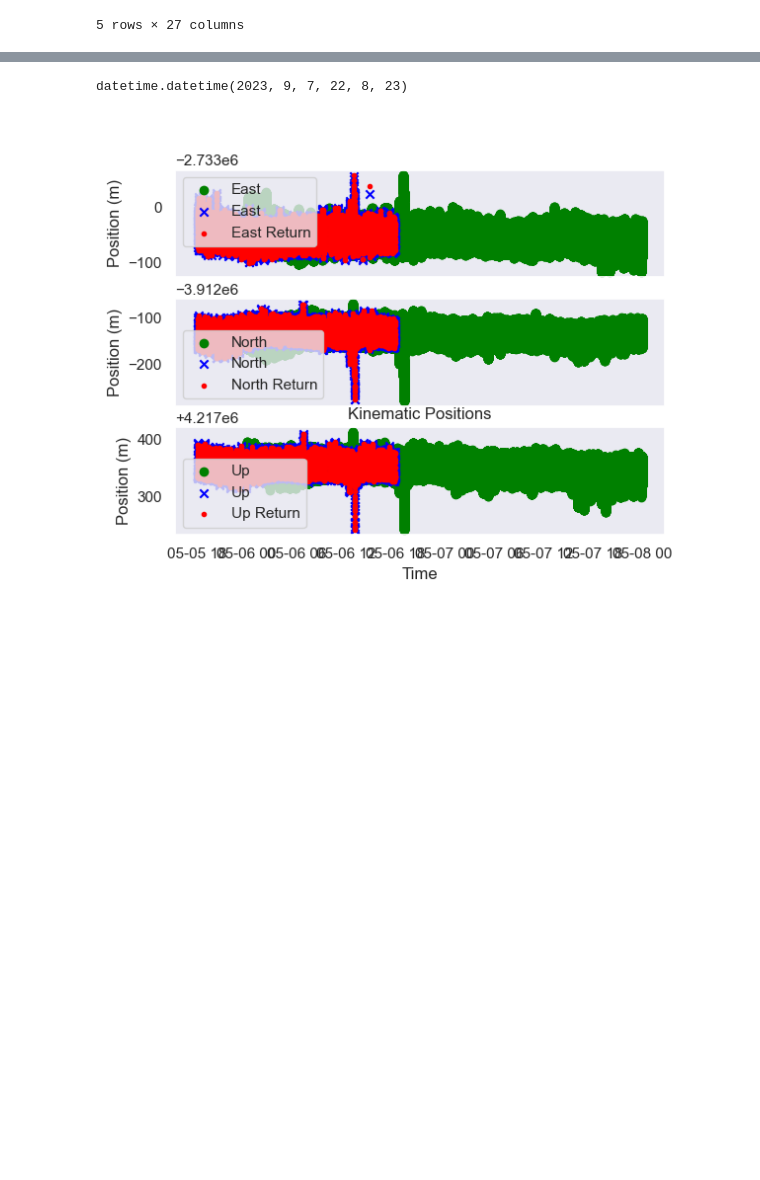
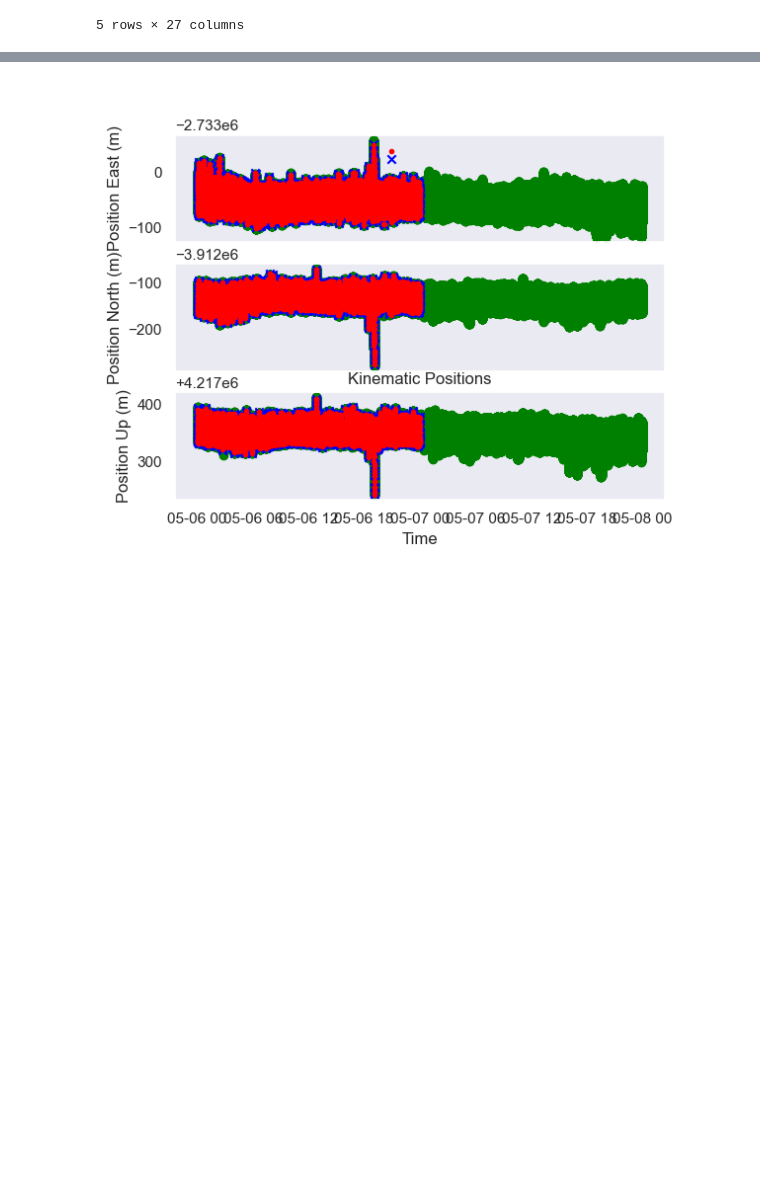
Before and after one commit to EarthScope/es_sfgtools, a Jupyter notebook: dev/notebooks/ncc1_demo.ipynb, the cells around one changed output, grey strips where cells are left out. Cells and saved outputs as stored; diff of their text form; code cells hidden in the pictures.

```diff
--- a/dev/notebooks/ncc1_demo.ipynb
+++ b/dev/notebooks/ncc1_demo.ipynb
@@ -50,6 +57,8 @@ shotdata.head()
 5 rows × 27 columns
 # %%
 shotdata = shotdata[shotdata.transponderID=="IR5209"]
+shotdata.pingTime = pd.to_datetime(shotdata.pingTime, unit='s')
+shotdata.returnTime = pd.to_datetime(shotdata.returnTime, unit='s')
 shotdata.head()
 # %% [output]
 |  | pingTime | transponderID | head0 | pitch0 | roll0 | head1 | pitch1 | roll1 | east0 | north0 | ... |
@@ -61,41 +70,36 @@ shotdata.head()
 5 rows × 27 columns
-# %%
-import datetime
-datetime.datetime.fromtimestamp(shotdata['pingTime'].iloc[0] )
-# %% [output]
-datetime.datetime(2023, 9, 7, 22, 8, 23)
 # %%
 import matplotlib.pyplot as plt
 from matplotlib.backends.backend_tkagg import NavigationToolbar2Tk
 
 plt.ion()  # Turn on interactive mode
 plt.figure(figsize=(16*2, 16*2))
 fig,axes = plt.subplots(3,1,sharex=True)
 
 axes[0].scatter(kin_positions['time'], kin_positions["east"], label='East',color='green')
-axes[0].scatter(shotdata['pingTime'].apply(lambda x: datetime.datetime.fromtimestamp(x)), shotdata["east0"], label='East',color='blue',marker='x')
-axes[0].scatter(shotdata['returnTime'].apply(lambda x: datetime.datetime.fromtimestamp(x)), shotdata["east1"], label='East Return',color='red',marker='.')
-axes[0].set_ylabel('Position (m)')
-axes[0].legend()
+axes[0].scatter(shotdata['pingTime'], shotdata["east0"], label='East',color='blue',marker='x')
+axes[0].scatter(shotdata['returnTime'], shotdata["east1"], label='East Return',color='red',marker='.')
+axes[0].set_ylabel('Position East (m)')
+# axes[0].legend()
 axes[0].grid()
 
 axes[1].scatter(kin_positions['time'], kin_positions["north"], label='North',color='green')
-axes[1].scatter(shotdata['pingTime'].apply(lambda x: datetime.datetime.fromtimestamp(x)), shotdata["north0"], label='North',color='blue',marker='x')
-axes[1].scatter(shotdata['returnTime'].apply(lambda x: datetime.datetime.fromtimestamp(x)), shotdata["north1"], label='North Return',color='red',marker='.')
-axes[1].set_ylabel('Position (m)')
-axes[1].legend()
+axes[1].scatter(shotdata['pingTime'], shotdata["north0"], label='North',color='blue',marker='x')
+axes[1].scatter(shotdata['returnTime'], shotdata["north1"], label='North Return',color='red',marker='.')
+axes[1].set_ylabel('Position North (m)')
+# axes[1].legend()
 axes[1].grid()
 
 axes[2].scatter(kin_positions['time'], kin_positions["up"], label='Up',color='green')
-axes[2].scatter(shotdata['pingTime'].apply(lambda x: datetime.datetime.fromtimestamp(x)), shotdata["up0"], label='Up',color='blue',marker='x')
-axes[2].scatter(shotdata['returnTime'].apply(lambda x: datetime.datetime.fromtimestamp(x)), shotdata["up1"], label='Up Return',color='red',marker='.')
+axes[2].scatter(shotdata['pingTime'], shotdata["up0"], label='Up',color='blue',marker='x')
+axes[2].scatter(shotdata['returnTime'], shotdata["up1"], label='Up Return',color='red',marker='.')
 axes[2].set_xlabel('Time')
-axes[2].set_ylabel('Position (m)')
-axes[2].legend()
+axes[2].set_ylabel('Position Up (m)')
+# axes[2].legend()
 axes[2].grid()
 
 plt.title('Kinematic Positions')
 plt.show()
 # %% [output]
-[figure, old version]
+[figure, new version]
 [figure]
```
Also changed, not shown: parts of 3 cells of this notebook.
